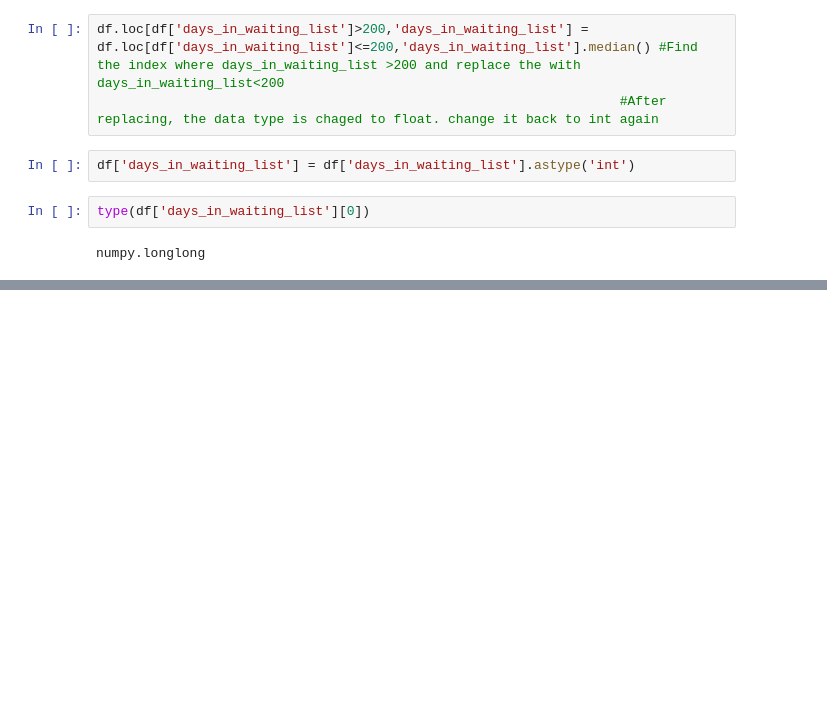
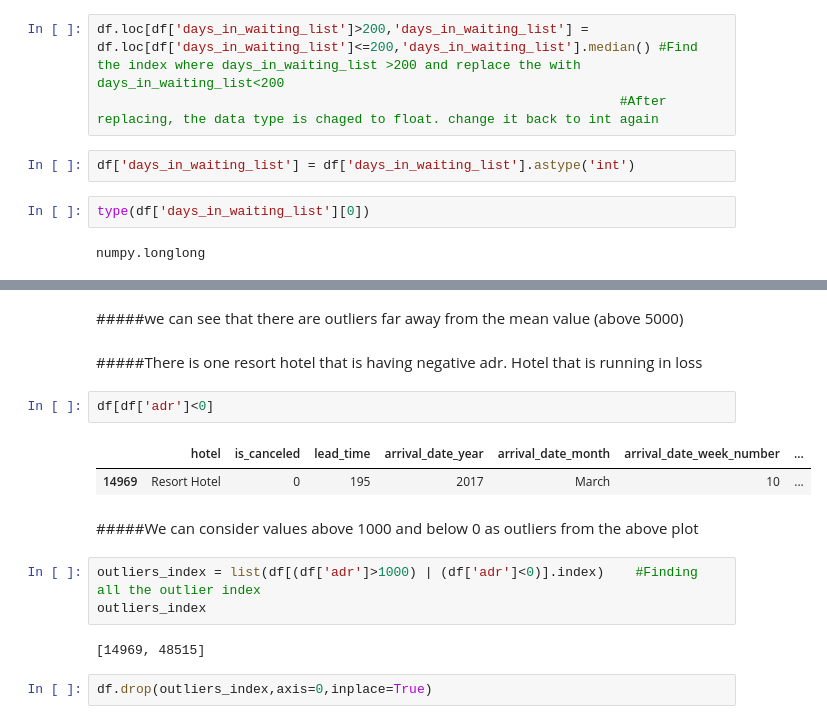
Before and after one commit to snehahampapura/Hotel-Booking-Analysis, a Jupyter notebook: Hotel_Booking_Analysis_Capstone_Project.ipynb, the cells around one changed output, grey strips where cells are left out. Saved outputs shown, nothing was run; the diff lists cells and outputs as text; blank space fills up the shorter version.

```diff
--- a/Hotel_Booking_Analysis_Capstone_Project.ipynb
+++ b/Hotel_Booking_Analysis_Capstone_Project.ipynb
@@ -289,0 +300,19 @@ numpy.longlong
+# %% [markdown]
+#####we can see that there are outliers far away from the mean value (above 5000)
+# %% [markdown]
+#####There is one resort hotel that is having negative adr.
+Hotel that is running in loss
+# %%
+df[df['adr']<0]
+# %% [output]
+|  | hotel | is_canceled | lead_time | arrival_date_year | arrival_date_month | arrival_date_week_number | ... |
+| 14969 | Resort Hotel | 0 | 195 | 2017 | March | 10 | ... |
+# %% [markdown]
+#####We can consider values above 1000 and below 0 as outliers from the above plot
+# %%
+outliers_index = list(df[(df['adr']>1000) | (df['adr']<0)].index)    #Finding all the outlier index
+outliers_index
+# %% [output]
+[14969, 48515]
+# %%
+df.drop(outliers_index,axis=0,inplace=True)
```
Also changed, not shown: parts of 20 cells of this notebook.
